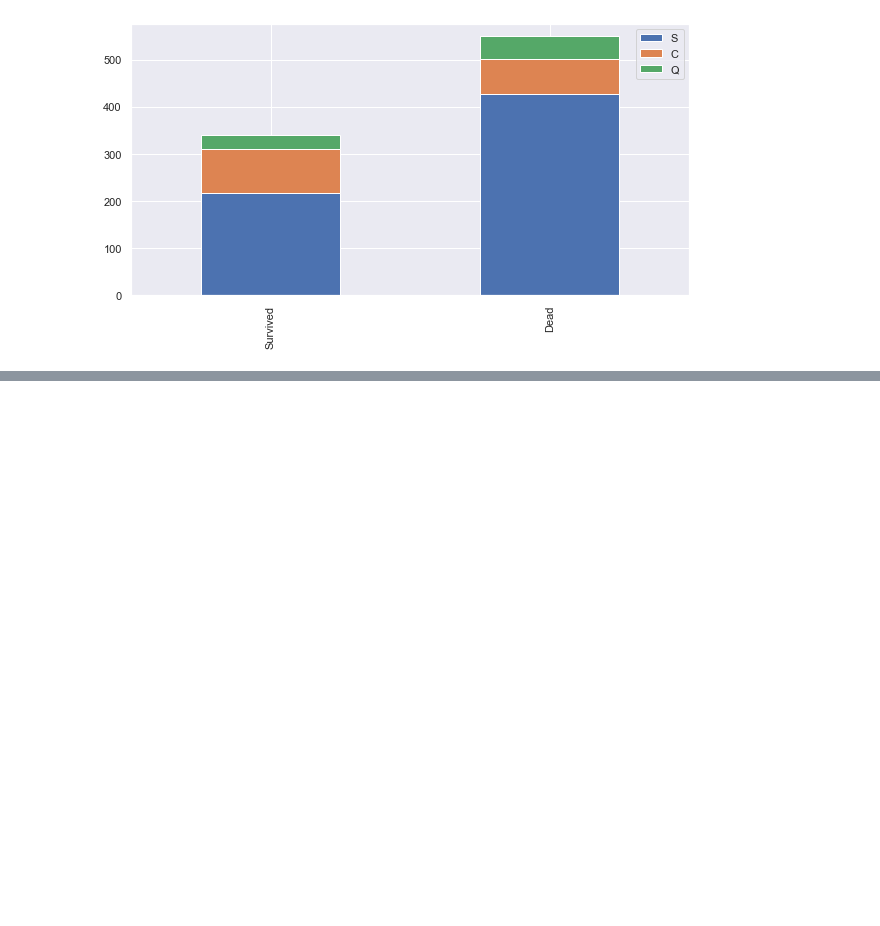
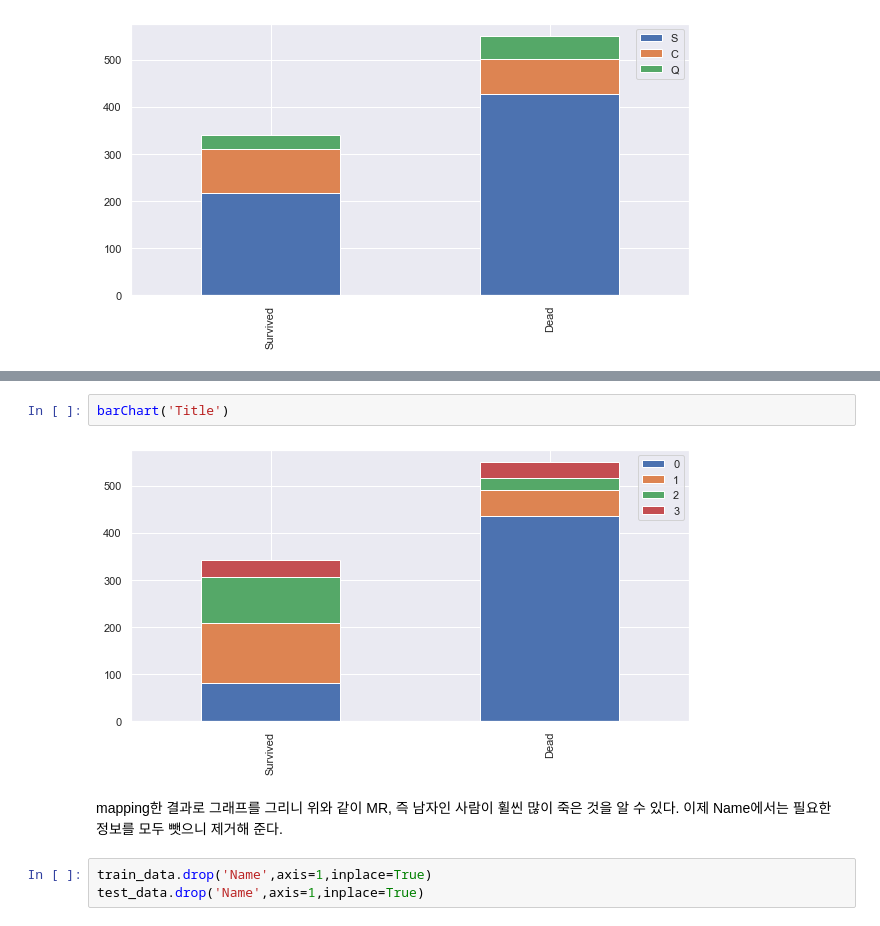
Before and after one commit to voka/Kaggle, a Jupyter notebook: Titanic/Titanic.ipynb, the cells around one changed output, grey strips where cells are left out. Saved outputs shown, nothing was run; the diff lists cells and outputs as text; blank space fills up the shorter version.

```diff
--- a/Titanic/Titanic.ipynb
+++ b/Titanic/Titanic.ipynb
@@ -180,0 +276,10 @@ barChart('Embarked')
+# %%
+barChart('Title')
+# %% [output]
+[figure, added]
+# %% [markdown]
+mapping한 결과로 그래프를 그리니 위와 같이 MR, 즉 남자인 사람이 휠씬 많이 죽은 것을 알 수 있다.
+이제 Name에서는 필요한 정보를 모두 뺏으니 제거해 준다.
+# %%
+train_data.drop('Name',axis=1,inplace=True)
+test_data.drop('Name',axis=1,inplace=True)
```
Also changed, not shown: parts of 86 cells of this notebook, 1 other file.
